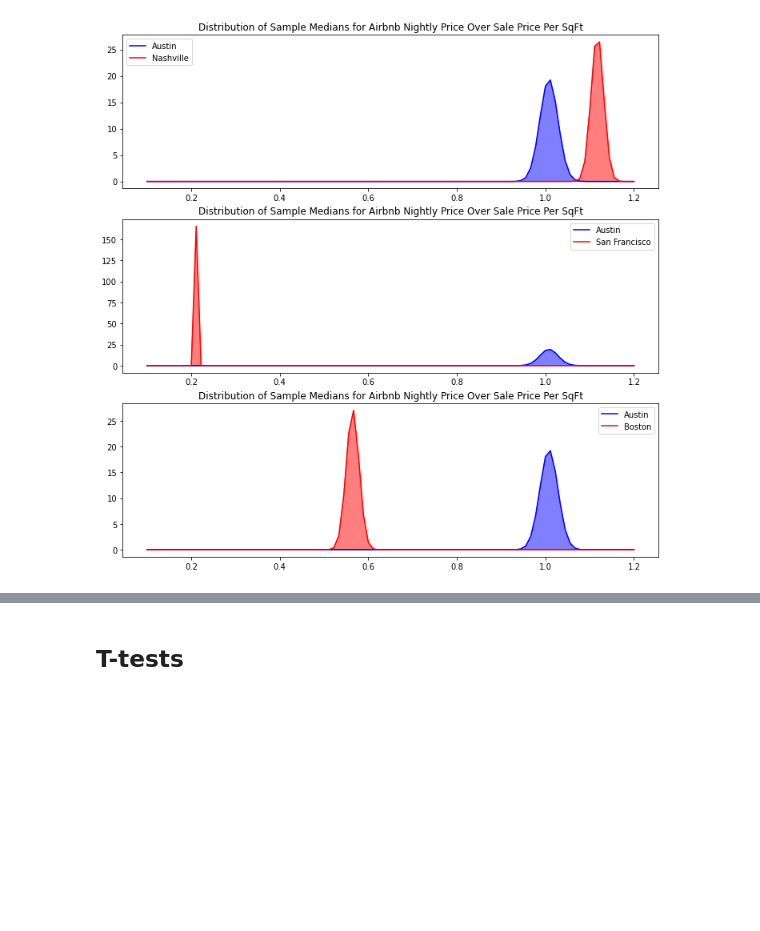
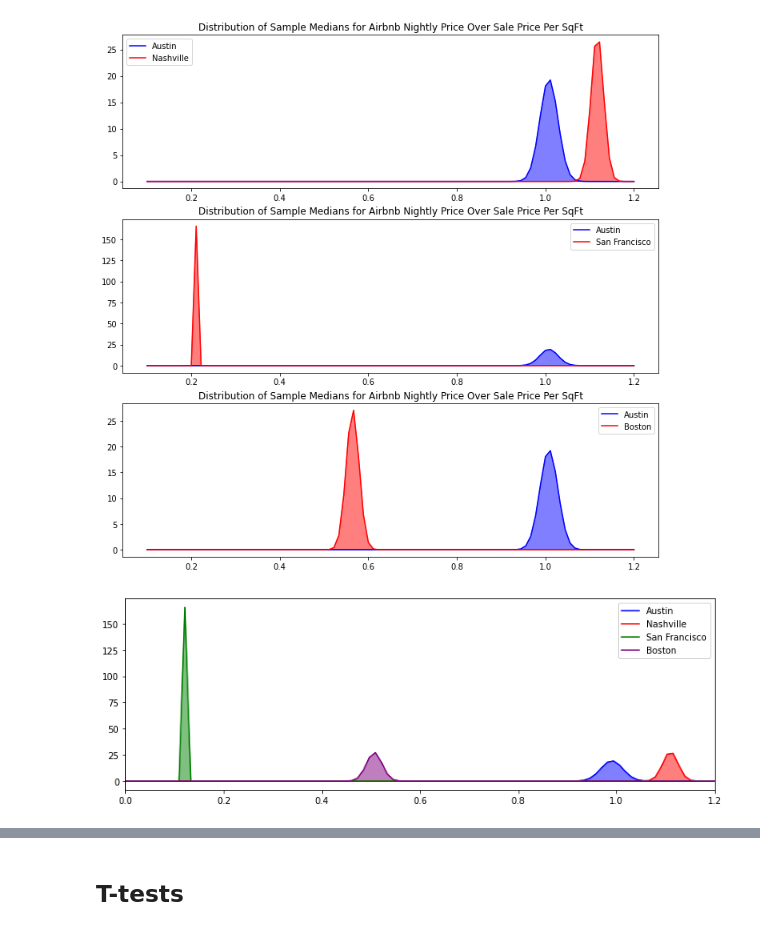
Before and after one commit to randallb15/Real-Estate-Analysis, a Jupyter notebook: CityHypothesisTesting.ipynb, the cells around one changed output, grey strips where cells are left out. Cells and saved outputs as stored; diff of their text form; code cells hidden in the pictures; blank space fills up the shorter version.

```diff
--- a/CityHypothesisTesting.ipynb
+++ b/CityHypothesisTesting.ipynb
@@ -131,3 +131,22 @@ ax[2].set_title("Distribution of Sample Medians for Airbnb Nightly Price Over Sa
 plt.savefig('img/bootstrapping.png')
 # %% [output]
 [figure]
+# %%
+fig,ax = plt.subplots(figsize=(12,4))
+
+# X axis
+support = np.linspace(0,1.2,100)
+
+# Plot median histograms against each other
+ax.plot(support, Austin_pdf, color='blue', label='Austin')
+ax.fill(support, Austin_pdf, color='blue', alpha=0.5)
+ax.plot(support, Nashville_pdf, color='red', label='Nashville')
+ax.fill(support, Nashville_pdf, color='red', alpha=0.5)
+ax.plot(support, SF_pdf, color='green', label='San Francisco')
+ax.fill(support, SF_pdf, color='green', alpha=0.5)
+ax.plot(support, Boston_pdf, color='purple', label='Boston')
+ax.fill(support, Boston_pdf, color='purple', alpha=0.5)
+ax.legend()
+ax.set_xlim(0,1.2);
+# %% [output]
+[figure, added]
```
Also changed, not shown: parts of 2 cells of this notebook, 7 other files.
